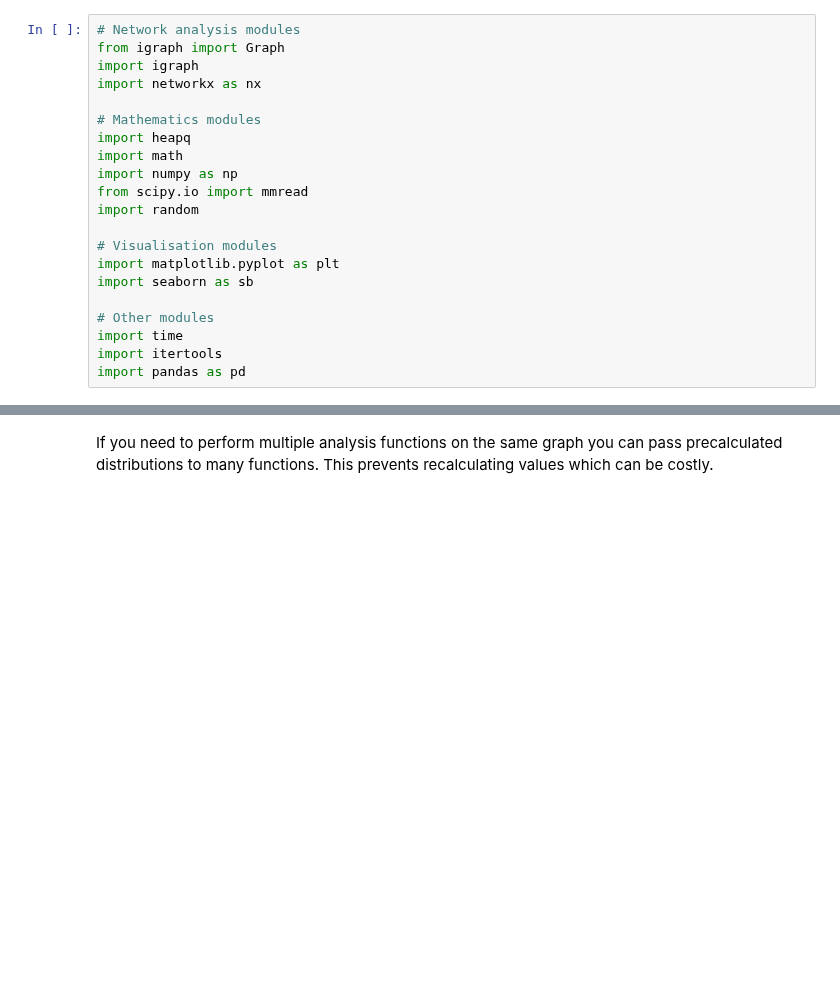
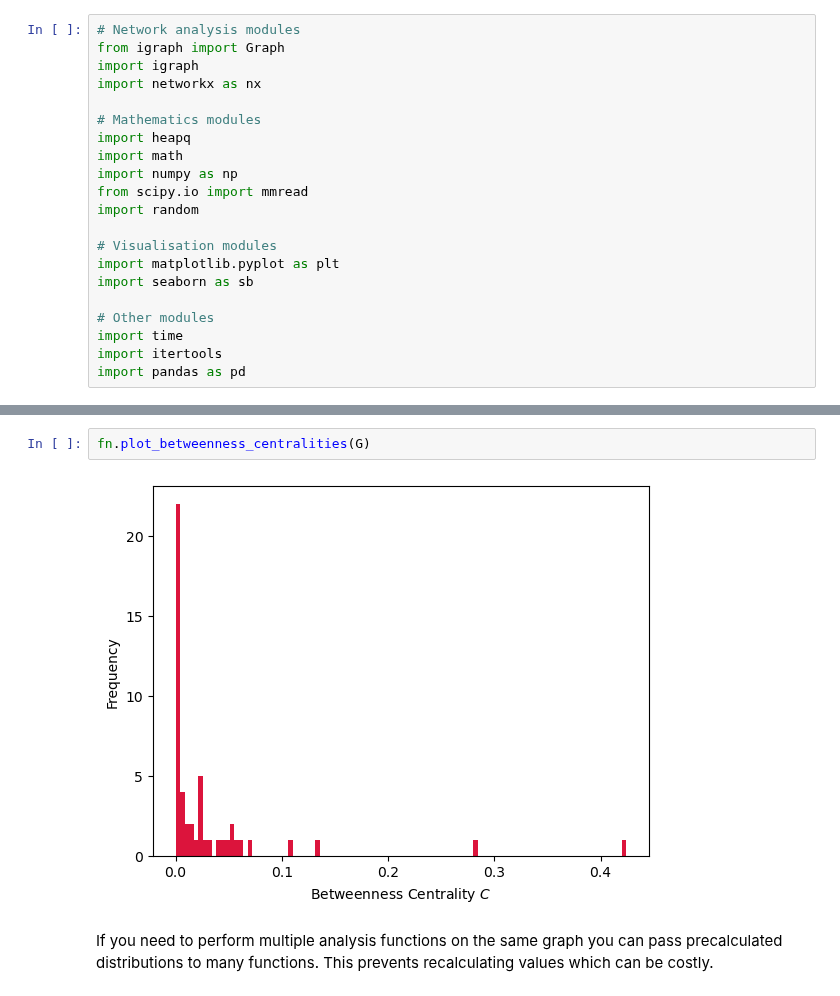
Before and after one commit to katherinehamilton/fractalnetworks, a Jupyter notebook: network-properties.ipynb, the cells around one changed output, grey strips where cells are left out. Cells and saved outputs as stored; diff of their text form; blank space fills up the shorter version.

```diff
--- a/network-properties.ipynb
+++ b/network-properties.ipynb
@@ -93,3 +157,7 @@ plot_betweenness_centralities(G)
+# %%
+fn.plot_betweenness_centralities(G)
+# %% [output]
+[figure, added]
 # %% [markdown]
 If you need to perform multiple analysis functions on the same graph you can pass precalculated distributions to many functions. This prevents recalculating values which can be costly.
 # %%
```
Also changed, not shown: parts of 259 cells of this notebook, 2 other files.
